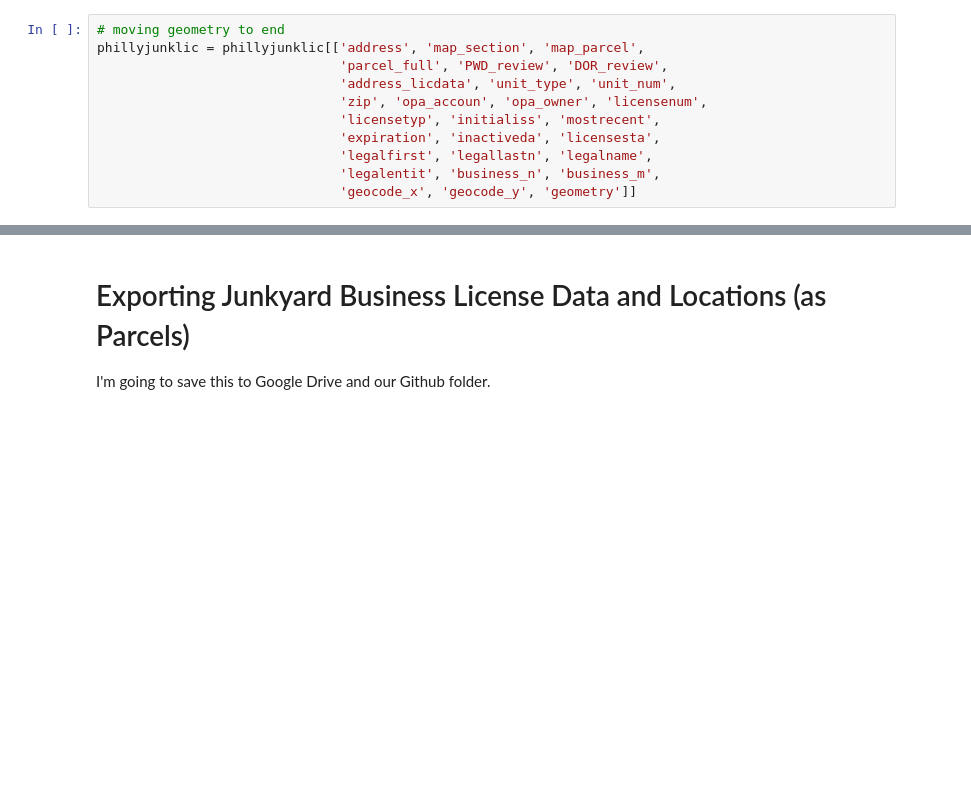
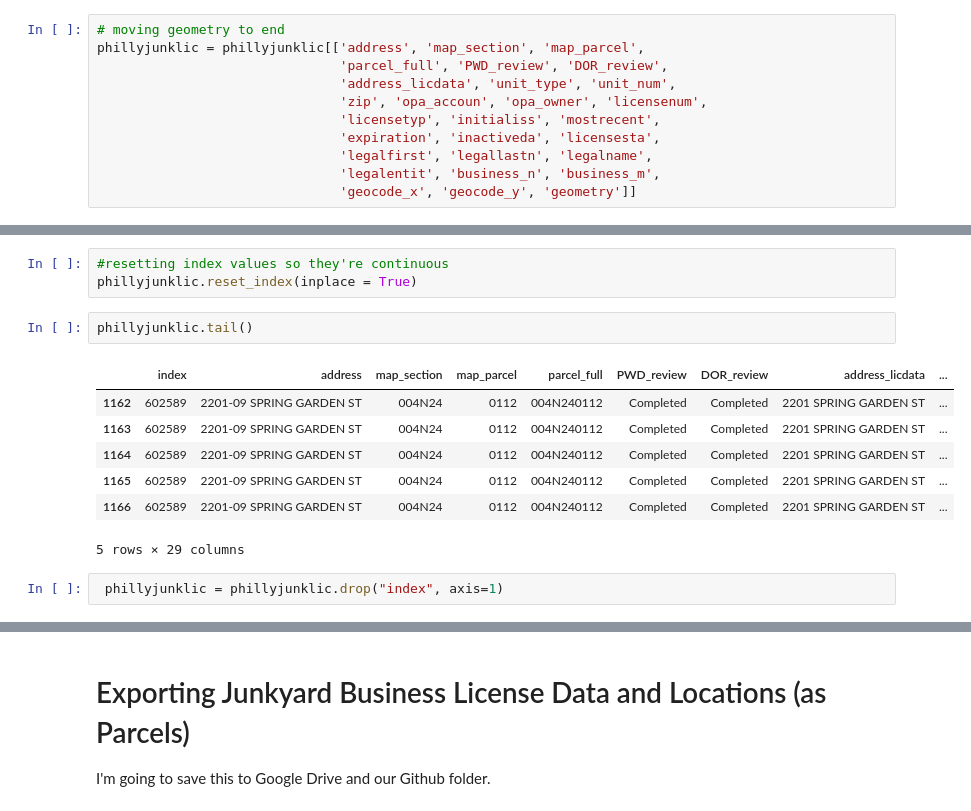
Before and after one commit to ehlatham/PUS2022_CWolk, a Jupyter notebook: ProjectLanthamWolk/LIBusinessLicenses.ipynb, the cells around one changed output, grey strips where cells are left out. Saved outputs shown, nothing was run; the diff lists cells and outputs as text; blank space fills up the shorter version.

```diff
--- a/ProjectLanthamWolk/LIBusinessLicenses.ipynb
+++ b/ProjectLanthamWolk/LIBusinessLicenses.ipynb
@@ -1069,3 +1079,18 @@ Data columns (total 28 columns):
  27  geometry         1167 non-null   geometry
 dtypes: float64(2), geometry(1), object(25)
 memory usage: 264.4+ KB
+# %%
+#resetting index values so they're continuous
+phillyjunklic.reset_index(inplace = True)
+# %%
+phillyjunklic.tail()
+# %% [output]
+|  | index | address | map_section | map_parcel | parcel_full | PWD_review | DOR_review | address_licdata | ... |
+| 1162 | 602589 | 2201-09 SPRING GARDEN ST | 004N24 | 0112 | 004N240112 | Completed | Completed | 2201 SPRING GARDEN ST | ... |
+| 1163 | 602589 | 2201-09 SPRING GARDEN ST | 004N24 | 0112 | 004N240112 | Completed | Completed | 2201 SPRING GARDEN ST | ... |
+| 1164 | 602589 | 2201-09 SPRING GARDEN ST | 004N24 | 0112 | 004N240112 | Completed | Completed | 2201 SPRING GARDEN ST | ... |
+| 1165 | 602589 | 2201-09 SPRING GARDEN ST | 004N24 | 0112 | 004N240112 | Completed | Completed | 2201 SPRING GARDEN ST | ... |
+| 1166 | 602589 | 2201-09 SPRING GARDEN ST | 004N24 | 0112 | 004N240112 | Completed | Completed | 2201 SPRING GARDEN ST | ... |
+5 rows × 29 columns
+# %%
+ phillyjunklic = phillyjunklic.drop("index", axis=1)
```
Also changed, not shown: parts of 33 cells of this notebook.
